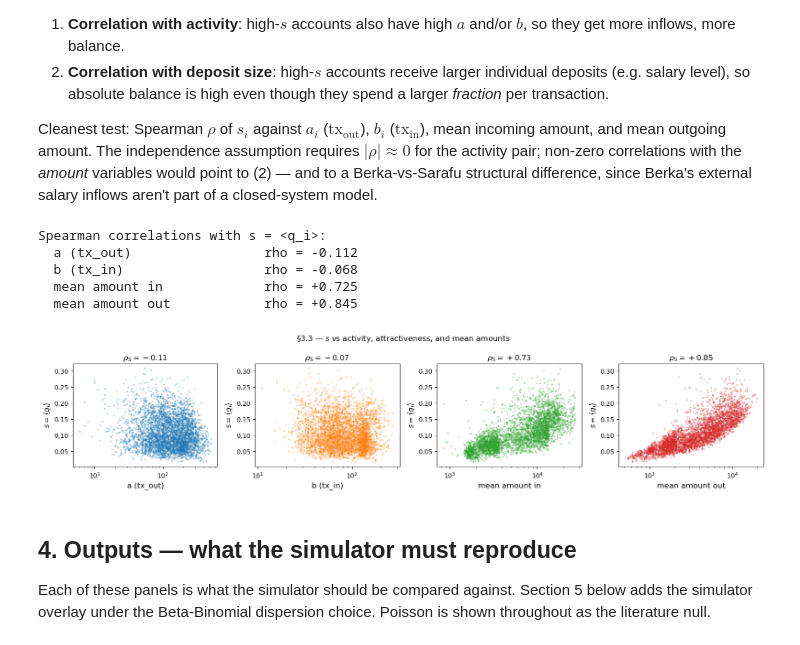
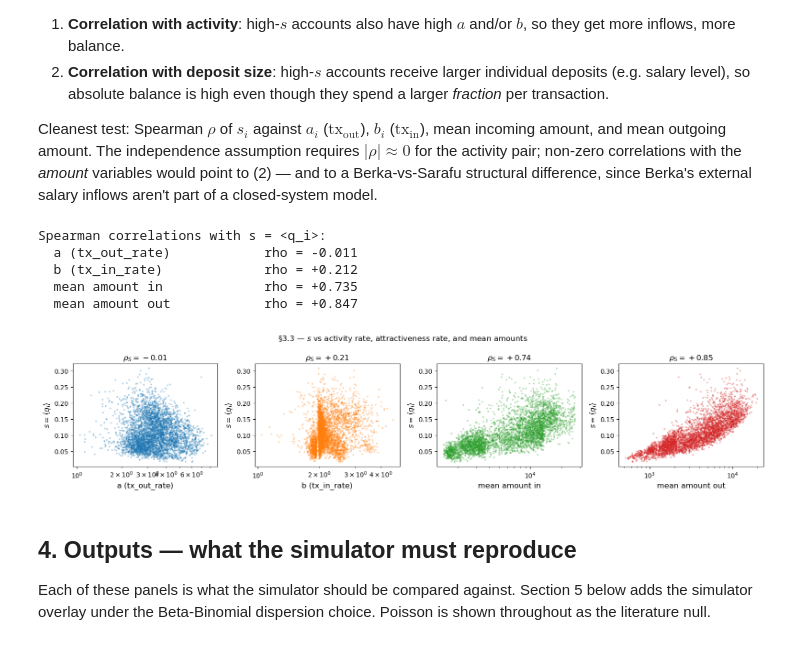
Before and after one commit to carolinamattsson/transactions, a Jupyter notebook: berka/empirical_analysis.ipynb, the cells around one changed output. Cells and saved outputs as stored; diff of their text form; code cells hidden in the pictures.

```diff
--- a/berka/empirical_analysis.ipynb
+++ b/berka/empirical_analysis.ipynb
@@ -153,6 +155,25 @@ agents = pd.DataFrame({
     'first_date':   tx.groupby('account_id', observed=True)['date'].first(),
     'last_date':    tx.groupby('account_id', observed=True)['date'].last(),
 })
+
+# Rate variant: months each account was "active" = global end-of-window minus account's
+# first transaction, in months. Late-joiners get a shorter active span, so dividing their
+# count by months_active gives a rate comparable to early-joiners.
+end_of_obs = tx['date'].max()
+agents['months_active'] = (end_of_obs - agents['first_date']).dt.days / 30.0
+# Guard against degenerate spans (first txn on the very last day): force >= 1 day.
+agents['months_active'] = agents['months_active'].clip(lower=1.0 / 30.0)
+
+agents['tx_in_rate']      = agents['tx_in']      / agents['months_active']
+agents['tx_out_rate']     = agents['tx_out']     / agents['months_active']
+agents['tx_in_vol_rate']  = agents['tx_in_vol']  / agents['months_active']
+agents['tx_out_vol_rate'] = agents['tx_out_vol'] / agents['months_active']
+# Total transaction rate (in + out, all types) — used by the activity filter in the next cell.
+agents['tx_total_rate']   = (agents['tx_in'] + agents['tx_out']) / agents['months_active']
+
 print(agents.shape)
+print(f"end_of_obs = {end_of_obs.date()};  months_active "
+      f"range [{agents['months_active'].min():.2f}, {agents['months_active'].max():.2f}], "
+      f"mean = {agents['months_active'].mean():.2f}")
 agents.head()
 # %% [output]
@@ -822,7 +764,7 @@ save_fig('pm_by_s_bin')
 
 Bin accounts by $\mathrm{tx}_\mathrm{in} / \langle \mathrm{tx}_\mathrm{in} \rangle$ (20 log-spaced bins), report mean balance per bin. Tests whether $\langle m \rangle$ scales with inflow, which it should under any sensible balance-conserving dynamics.
 # %%
-x = agents['tx_in'] / agents['tx_in'].mean()
+x = agents['tx_in_rate'] / agents['tx_in_rate'].mean()
 y = agents['mean_bal']
 mask = (x > 0) & y.notna()
 x, y = x[mask], y[mask]
@@ -835,9 +777,9 @@ fig, ax = plt.subplots(figsize=(7, 4.5))
 valid = binned_count > 5
 ax.plot(centers[valid.values], binned_mean[valid.values].values, marker='o', linestyle='-', color='C3')
 ax.set_xscale('log'); ax.set_yscale('log')
-ax.set_xlabel(r'$n^{in} / \langle n^{in} \rangle$')
+ax.set_xlabel(r'$\dot n^{in} / \langle \dot n^{in} \rangle$ (per active month)')
 ax.set_ylabel(r'$\langle b \rangle$')
-ax.set_title('Mean balance vs normalized incoming activity')
+ax.set_title('Mean balance vs normalized incoming activity rate')
 fig.tight_layout()
 save_fig('balance_vs_inflows')
 # %% [output]
@@ -854,41 +796,41 @@ Cleanest test: Spearman $\rho$ of $s_i$ against $a_i$ ($\mathrm{tx}_\mathrm{out}
 # %%
 from scipy.stats import spearmanr
 
 s_i = agents['mean_frac_out_all']
-a_i = agents['tx_out']
-b_i = agents['tx_in']
+a_i = agents['tx_out_rate']
+b_i = agents['tx_in_rate']
 mean_amt_in  = (tx[tx['type'].eq('CREDIT')].groupby('account_id', observed=True)['amount']
                 .mean().reindex(agents.index))
 mean_amt_out = (tx[tx['type'].eq('DEBIT' )].groupby('account_id', observed=True)['amount']
                 .mean().reindex(agents.index))
 
 specs = [
-    ('a (tx_out)',          a_i,            'C0'),
-    ('b (tx_in)',           b_i,            'C1'),
+    ('a (tx_out_rate)',     a_i,            'C0'),
+    ('b (tx_in_rate)',      b_i,            'C1'),
     ('mean amount in',      mean_amt_in,    'C2'),
     ('mean amount out',     mean_amt_out,   'C3'),
 ]
 print('Spearman correlations with s = <q_i>:')
 fig, axes = plt.subplots(1, 4, figsize=(16, 3.6))
 for ax, (label, vals, color) in zip(axes, specs):
     ok = vals.notna() & s_i.notna()
     rho, _ = spearmanr(vals[ok], s_i[ok])
     print(f'  {label:25s}  rho = {rho:+.3f}')
     ax.scatter(vals[ok], s_i[ok], s=3, alpha=0.25, color=color)
     ax.set_xscale('log')
     ax.set_xlabel(label)
     ax.set_ylabel(r'$s = \langle q_i \rangle$')
     ax.set_title(fr'$\rho_{{S}} = {rho:+.2f}$')
-fig.suptitle(r'§3.3 — $s$ vs activity, attractiveness, and mean amounts')
+fig.suptitle(r'§3.3 — $s$ vs activity rate, attractiveness rate, and mean amounts')
 fig.tight_layout()
 save_fig('s_correlations')
 # %% [output]
 Spearman correlations with s = <q_i>:
-  a (tx_out)                 rho = -0.112
-  b (tx_in)                  rho = -0.068
-  mean amount in             rho = +0.725
-  mean amount out            rho = +0.845
+  a (tx_out_rate)            rho = -0.011
+  b (tx_in_rate)             rho = +0.212
+  mean amount in             rho = +0.735
+  mean amount out            rho = +0.847
-[figure, old version]
+[figure, new version]
 # %% [markdown]
 ## 4. Outputs — what the simulator must reproduce
 
```
Also changed, not shown: parts of 26 cells of this notebook.
